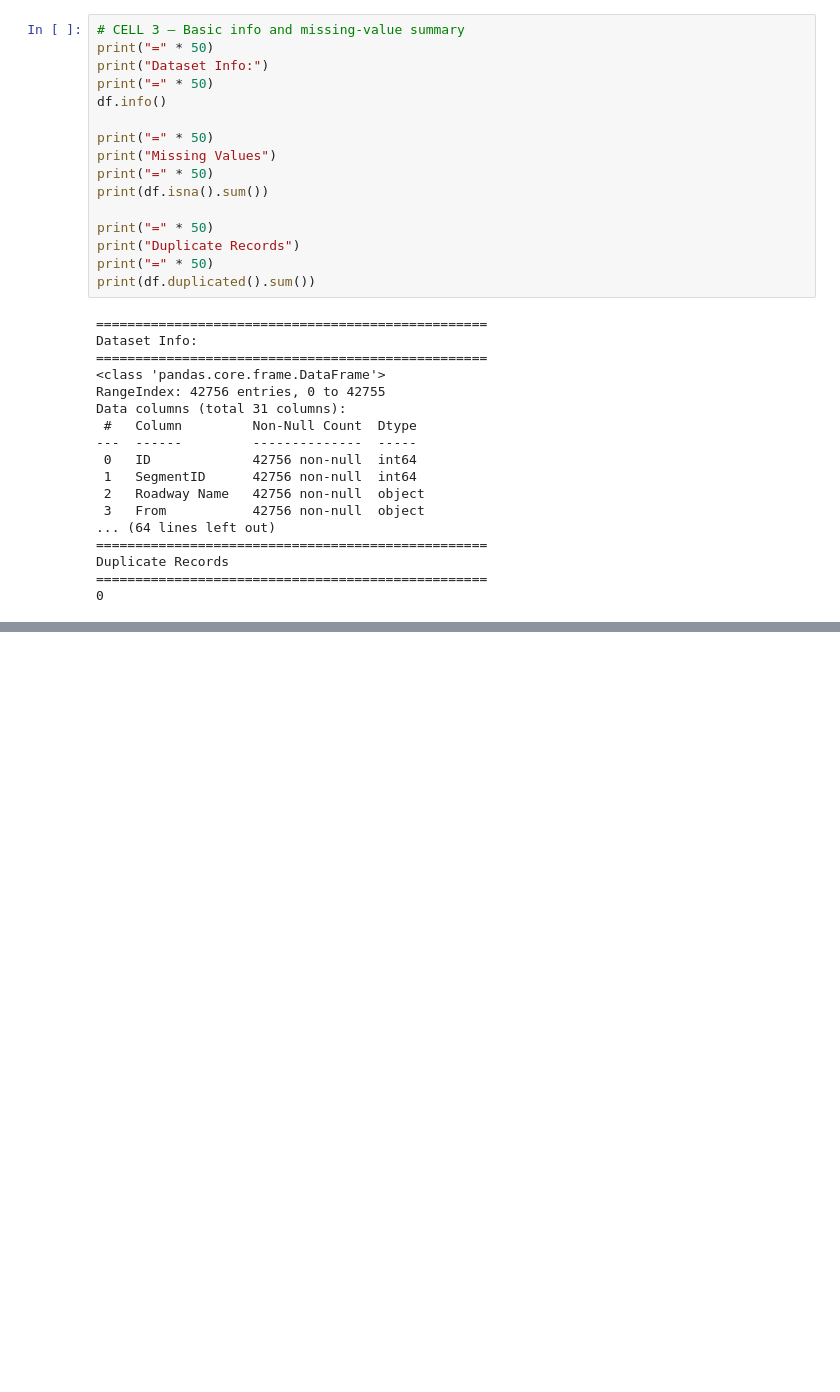
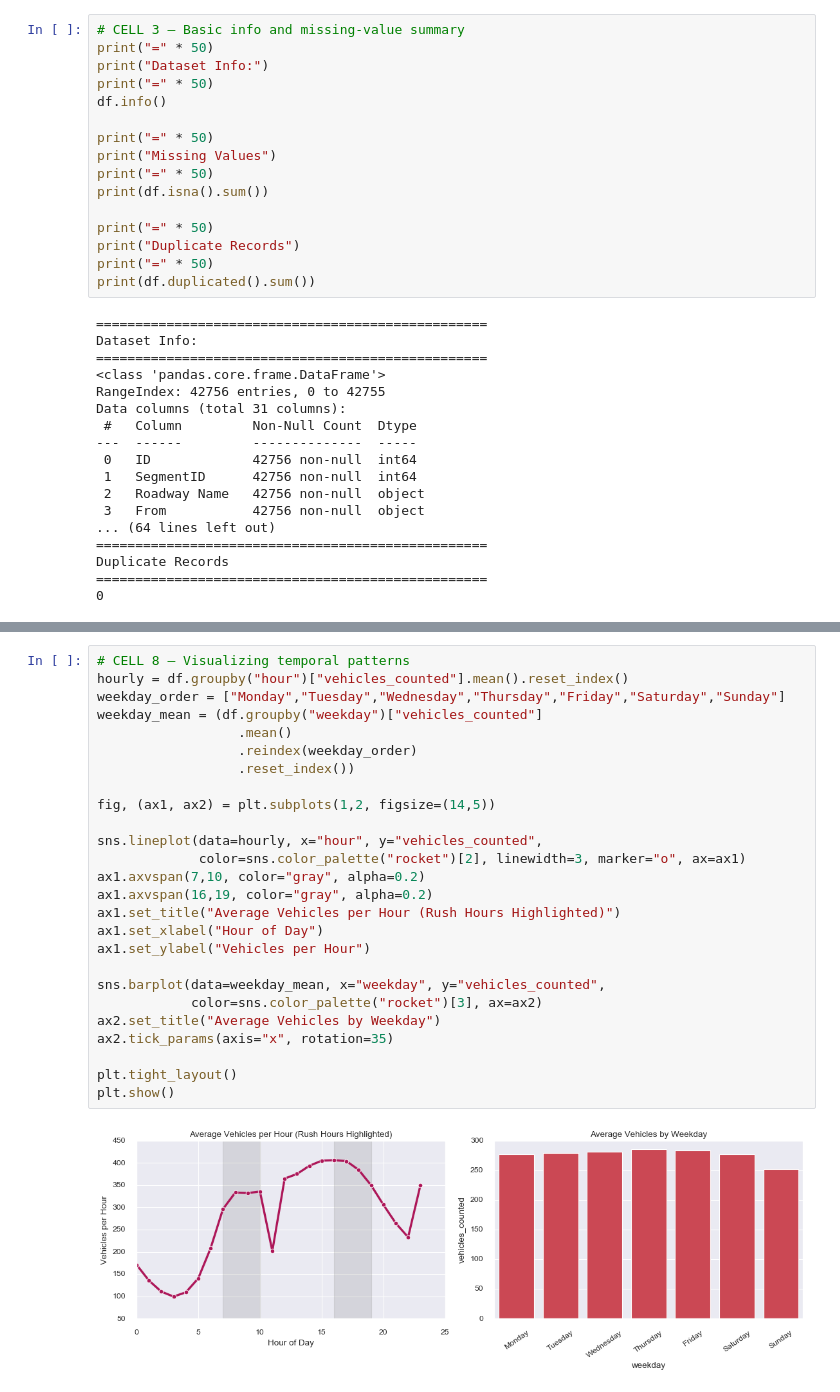
Before and after one commit to ashu-tagore/NYC-Traffic-Intelligence, a Jupyter notebook: notebooks/01_data_exploration.ipynb, the cells around one changed output, grey strips where cells are left out. Cells and saved outputs as stored; diff of their text form; blank space fills up the shorter version.

Commit message:
feat: Completed Exploratory Data Analysis (EDA)

```diff
--- a/notebooks/01_data_exploration.ipynb
+++ b/notebooks/01_data_exploration.ipynb
@@ -70,0 +216,28 @@ Duplicate Records
+# %%
+# CELL 8 – Visualizing temporal patterns
+hourly = df.groupby("hour")["vehicles_counted"].mean().reset_index()
+weekday_order = ["Monday","Tuesday","Wednesday","Thursday","Friday","Saturday","Sunday"]
+weekday_mean = (df.groupby("weekday")["vehicles_counted"]
+                  .mean()
+                  .reindex(weekday_order)
+                  .reset_index())
+
+fig, (ax1, ax2) = plt.subplots(1,2, figsize=(14,5))
+
+sns.lineplot(data=hourly, x="hour", y="vehicles_counted",
+             color=sns.color_palette("rocket")[2], linewidth=3, marker="o", ax=ax1)
+ax1.axvspan(7,10, color="gray", alpha=0.2)
+ax1.axvspan(16,19, color="gray", alpha=0.2)
+ax1.set_title("Average Vehicles per Hour (Rush Hours Highlighted)")
+ax1.set_xlabel("Hour of Day")
+ax1.set_ylabel("Vehicles per Hour")
+
+sns.barplot(data=weekday_mean, x="weekday", y="vehicles_counted",
+            color=sns.color_palette("rocket")[3], ax=ax2)
+ax2.set_title("Average Vehicles by Weekday")
+ax2.tick_params(axis="x", rotation=35)
+
+plt.tight_layout()
+plt.show()
+# %% [output]
+[figure, added]
```
Also changed, not shown: parts of 13 cells of this notebook.
